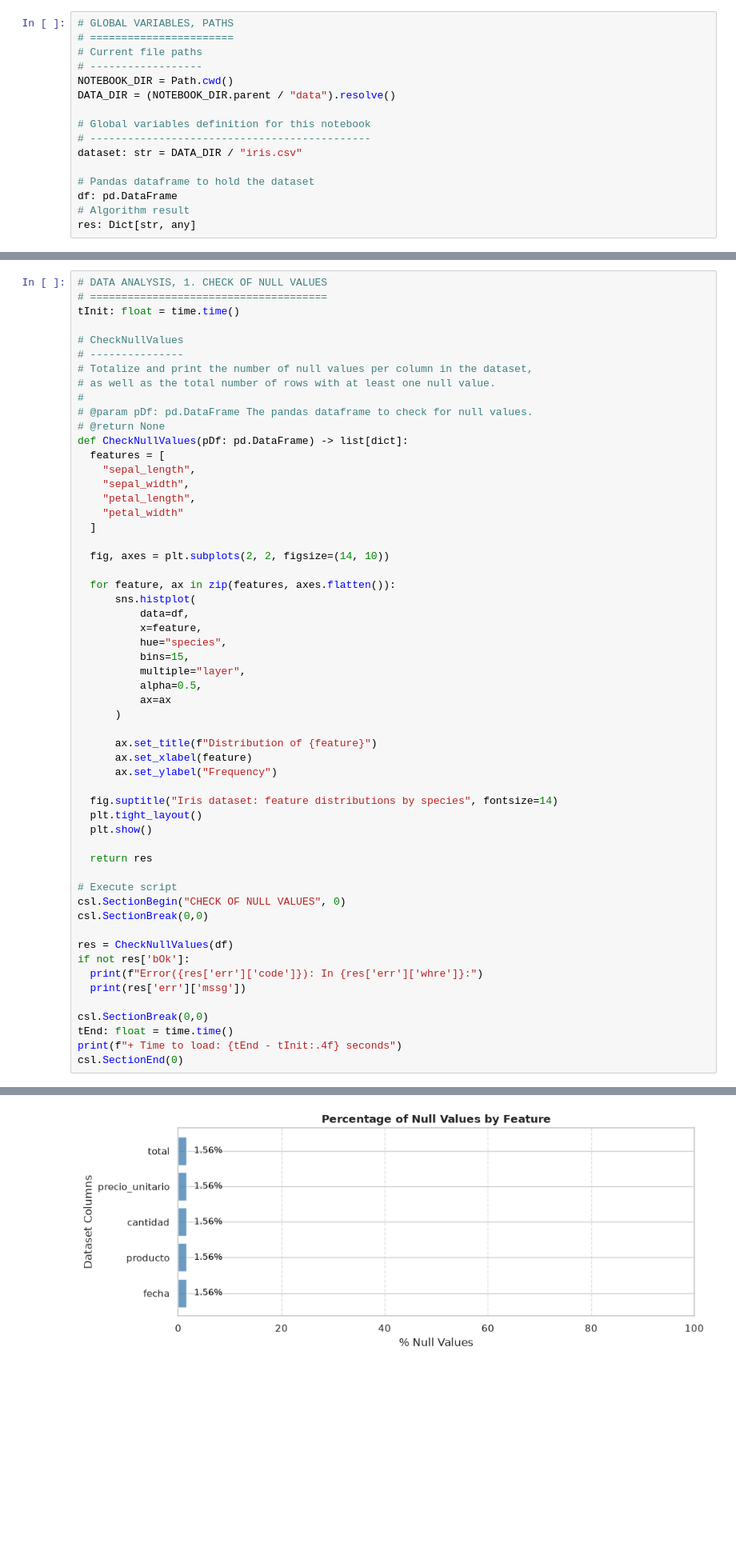
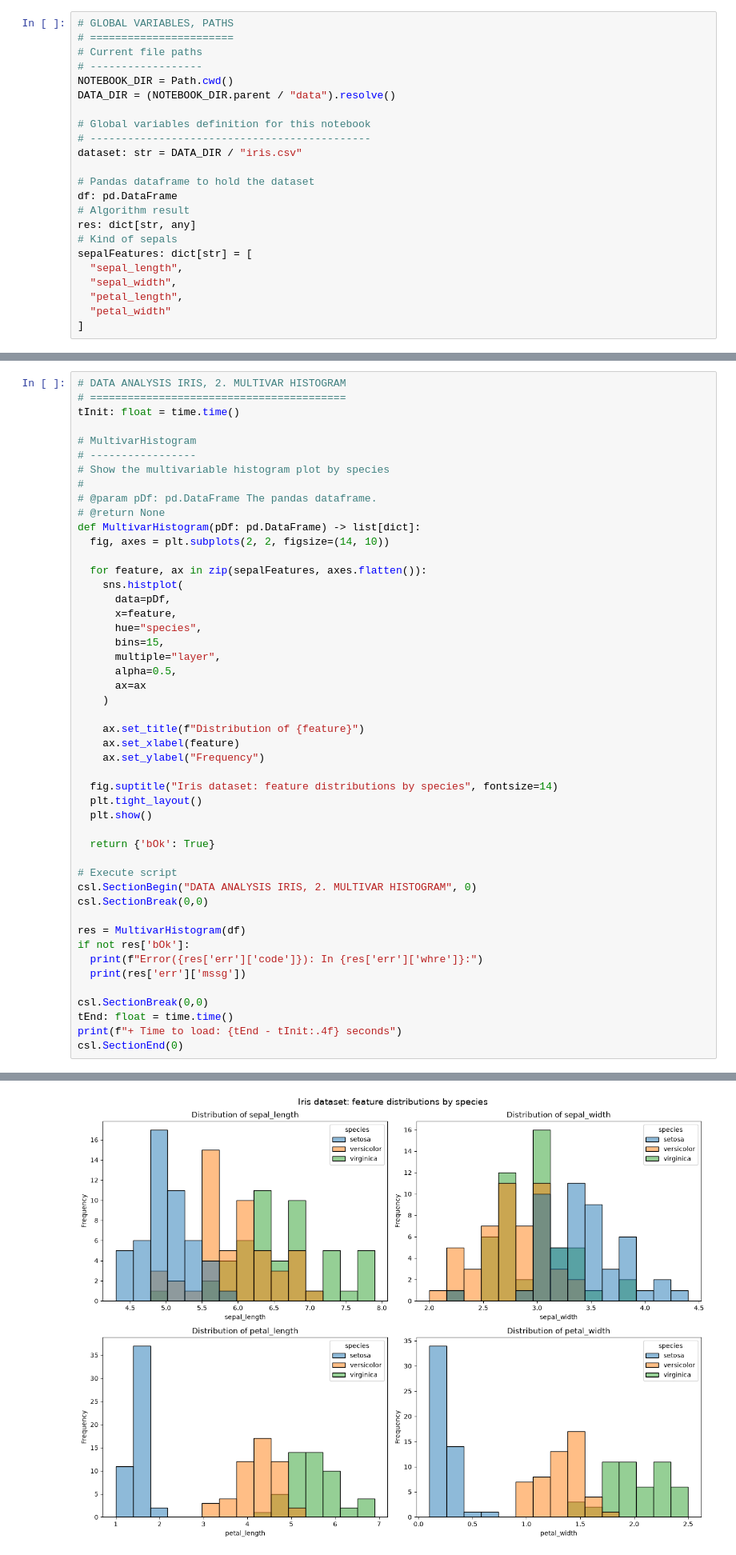
Before and after one commit to dcueli-com/bigdata_sys, a Jupyter notebook: src/activities/RA2/lesson_03/notebooks/3_3_iris_dataset.ipynb, the cells around one changed output, grey strips where cells are left out. Shown at 80% size. Saved outputs shown, nothing was run; the diff lists cells and outputs as text; blank space fills up the shorter version.

Commit message:
Exercise 3.3 finished, begining 3.4

```diff
--- a/src/activities/RA2/lesson_03/notebooks/3_3_iris_dataset.ipynb
+++ b/src/activities/RA2/lesson_03/notebooks/3_3_iris_dataset.ipynb
@@ -69,5 +71,12 @@ dataset: str = DATA_DIR / "iris.csv"
 # Pandas dataframe to hold the dataset
 df: pd.DataFrame
 # Algorithm result
-res: Dict[str, any]
+res: dict[str, any]
+# Kind of sepals
+sepalFeatures: dict[str] = [
+  "sepal_length",
+  "sepal_width",
+  "petal_length",
+  "petal_width"
+]
 # %%
@@ -102,53 +112,45 @@ First 5 rows of the dataset:
 4           5.0          3.6           1.4          0.2  setosa
 + =========================================================
 # %%
-# DATA ANALYSIS, 1. CHECK OF NULL VALUES
-# ======================================
+# DATA ANALYSIS IRIS, 2. MULTIVAR HISTOGRAM
+# =========================================
 tInit: float = time.time()
 
-# CheckNullValues
-# ---------------
-# Totalize and print the number of null values per column in the dataset,
-# as well as the total number of rows with at least one null value.
+# MultivarHistogram
+# -----------------
+# Show the multivariable histogram plot by species
 #
-# @param pDf: pd.DataFrame The pandas dataframe to check for null values.
+# @param pDf: pd.DataFrame The pandas dataframe.
 # @return None
-def CheckNullValues(pDf: pd.DataFrame) -> list[dict]:
-  features = [
-    "sepal_length",
-    "sepal_width",
-    "petal_length",
-    "petal_width"
-  ]
-
+def MultivarHistogram(pDf: pd.DataFrame) -> list[dict]:
   fig, axes = plt.subplots(2, 2, figsize=(14, 10))
 
-  for feature, ax in zip(features, axes.flatten()):
-      sns.histplot(
-          data=df,
-          x=feature,
-          hue="species",
-          bins=15,
-          multiple="layer",
-          alpha=0.5,
-          ax=ax
-      )
+  for feature, ax in zip(sepalFeatures, axes.flatten()):
+    sns.histplot(
+      data=pDf,
+      x=feature,
+      hue="species",
+      bins=15,
+      multiple="layer",
+      alpha=0.5,
+      ax=ax
+    )
 
-      ax.set_title(f"Distribution of {feature}")
-      ax.set_xlabel(feature)
-      ax.set_ylabel("Frequency")
+    ax.set_title(f"Distribution of {feature}")
+    ax.set_xlabel(feature)
+    ax.set_ylabel("Frequency")
 
   fig.suptitle("Iris dataset: feature distributions by species", fontsize=14)
   plt.tight_layout()
   plt.show()
 
-  return res
+  return {'bOk': True}
 
 # Execute script
-csl.SectionBegin("CHECK OF NULL VALUES", 0)
+csl.SectionBegin("DATA ANALYSIS IRIS, 2. MULTIVAR HISTOGRAM", 0)
 csl.SectionBreak(0,0)
 
-res = CheckNullValues(df)
+res = MultivarHistogram(df)
 if not res['bOk']:
   print(f"Error({res['err']['code']}): In {res['err']['whre']}:")
   print(res['err']['mssg'])
@@ -175,2 +166,2 @@ Total rows with at least one null value:
-[figure, old version]
+[figure, new version]
 + ---------------------------------------------------------
```
Also changed, not shown: parts of 9 cells of this notebook, 4 other files.
